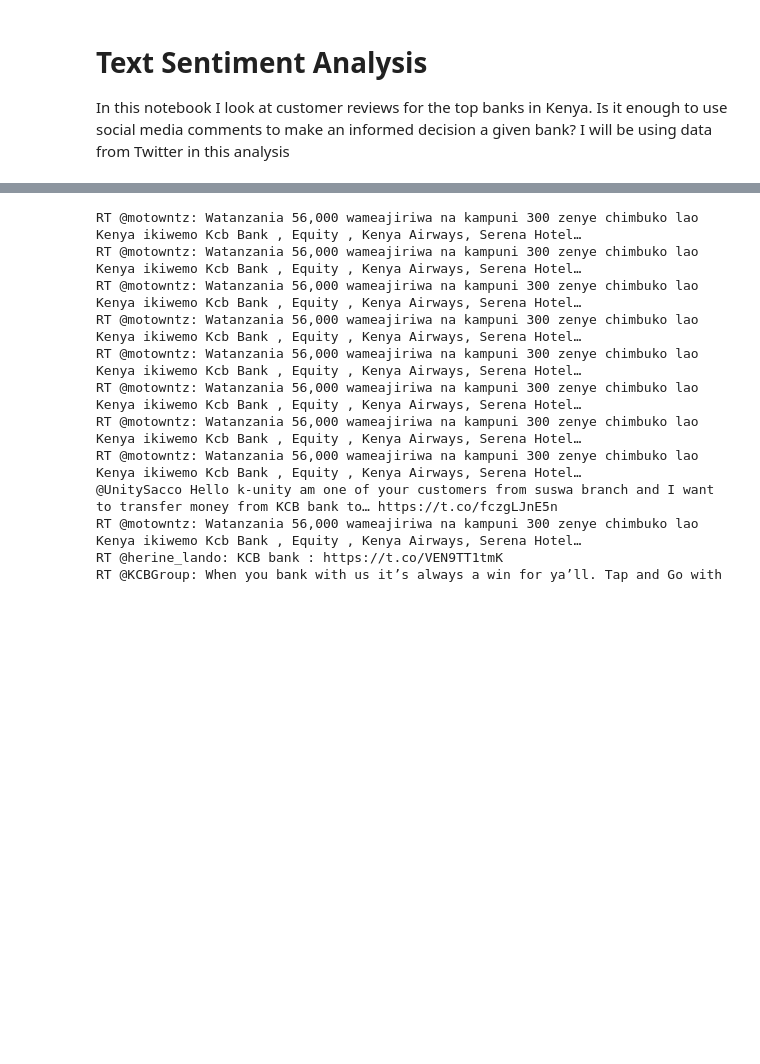
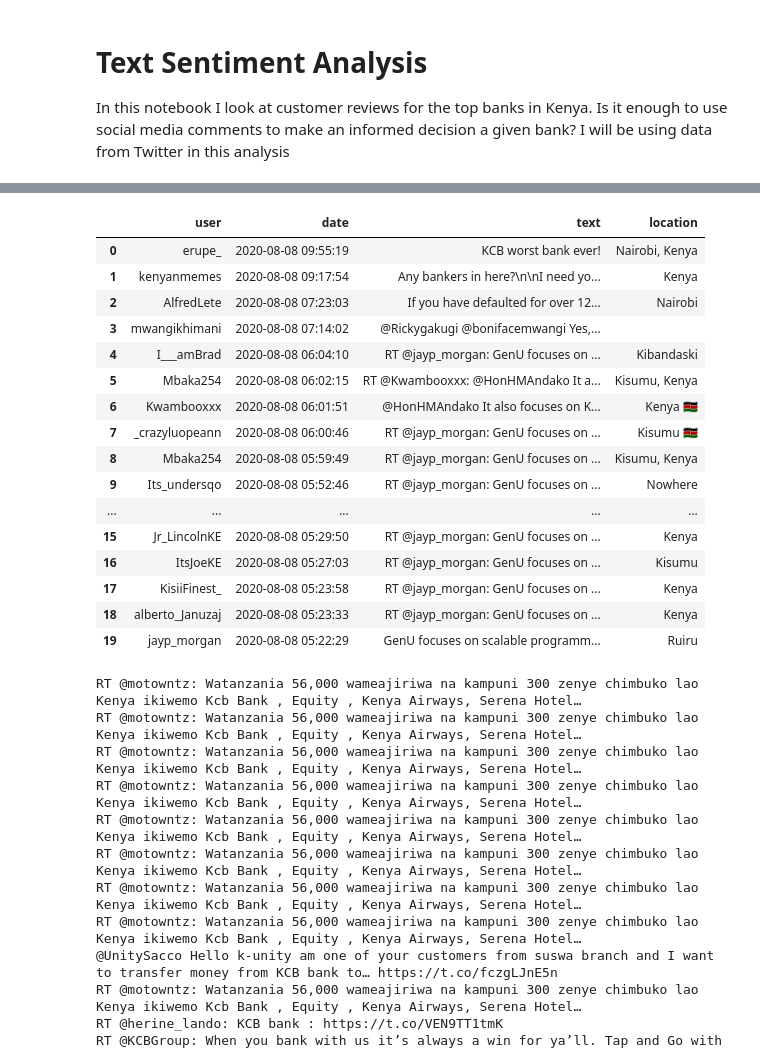
Before and after one commit to wkirui/Text-Sentiment-Analysis, a Jupyter notebook: Bank Customer Review Analysis.ipynb, the cells around one changed output, grey strips where cells are left out. Saved outputs shown, nothing was run; the diff lists cells and outputs as text; code cells hidden in the pictures; blank space fills up the shorter version.

```diff
--- a/Bank Customer Review Analysis.ipynb
+++ b/Bank Customer Review Analysis.ipynb
@@ -46,11 +51,10 @@ Thanks to the internet, gay teenagers are finding the means and the confidence t
-# %%
-# twitter_api.search('bank')
-# search banking tweets
-# banks_list = ["KCB Bank","Equity Bank","I&M Bank","Cooperative Bank","Family Bank",
-#               "DTB Bank","Barclays Bank","Standard Chartered Bank","National Bank","NIC Bank"]
-search_list  = ['KCB Bank']
-start_date = "2020-01-01"
-ke_banking_tweets = []
-for tweet in tweepy.Cursor(twitter_api.search,q=search_list,since=start_date).items(20):
-    ke_banking_tweets.append(tweet.text)
+# %%
+fName = "tweets.txt"
+fName1 = "tweets1.txt"
+simplified_result = twitter_api.search(q="Equity Bank",since=start_date)
+with open(fName1,'w') as f:
+    for tweet in simplified_result:
+        f.write(jsonpickle.encode(tweet._json,unpicklable=False)+"Equity Bank"+
+                '\n')
+    f.close()
 # %%
@@ -60,3 +189,36 @@ len(ke_banking_tweets)
+# %%
+# create dictionary for extracted data
+tweets_dict = {'user':[],'date':[],'text':[],'location':[]}
+
+# extract data and add to dictionary
+for tweet in ke_banking_tweets:
+    tweets_dict['user'].append(tweet.user.screen_name)
+    tweets_dict['date'].append(tweet.created_at)
+    tweets_dict['text'].append(tweet.text)
+    tweets_dict['location'].append(tweet.user.location)
+# tweets_dict
+# %%
+tweets_df = pd.DataFrame(tweets_dict)
+# %%
+tweets_df
+# %% [output]
+|  | user | date | text | location |
+| 0 | erupe_ | 2020-08-08 09:55:19 | KCB worst bank ever! | Nairobi, Kenya |
+| 1 | kenyanmemes | 2020-08-08 09:17:54 | Any bankers in here?\n\nI need yo... | Kenya |
+| 2 | AlfredLete | 2020-08-08 07:23:03 | If you have defaulted for over 12... | Nairobi |
+| 3 | mwangikhimani | 2020-08-08 07:14:02 | @Rickygakugi @bonifacemwangi Yes,... |  |
+| 4 | I___amBrad | 2020-08-08 06:04:10 | RT @jayp_morgan: GenU focuses on ... | Kibandaski |
+| 5 | Mbaka254 | 2020-08-08 06:02:15 | RT @Kwambooxxx: @HonHMAndako It a... | Kisumu, Kenya |
+| 6 | Kwambooxxx | 2020-08-08 06:01:51 | @HonHMAndako It also focuses on K... | Kenya 🇰🇪 |
+| 7 | _crazyluopeann | 2020-08-08 06:00:46 | RT @jayp_morgan: GenU focuses on ... | Kisumu 🇰🇪 |
+| 8 | Mbaka254 | 2020-08-08 05:59:49 | RT @jayp_morgan: GenU focuses on ... | Kisumu, Kenya |
+| 9 | Its_undersqo | 2020-08-08 05:52:46 | RT @jayp_morgan: GenU focuses on ... | Nowhere |
+| ... | ... | ... | ... | ... |
+| 15 | Jr_LincolnKE | 2020-08-08 05:29:50 | RT @jayp_morgan: GenU focuses on ... | Kenya |
+| 16 | ItsJoeKE | 2020-08-08 05:27:03 | RT @jayp_morgan: GenU focuses on ... | Kisumu |
+| 17 | KisiiFinest_ | 2020-08-08 05:23:58 | RT @jayp_morgan: GenU focuses on ... | Kenya |
+| 18 | alberto_Januzaj | 2020-08-08 05:23:33 | RT @jayp_morgan: GenU focuses on ... | Kenya |
+| 19 | jayp_morgan | 2020-08-08 05:22:29 | GenU focuses on scalable programm... | Ruiru |
 # %%
 for i in range(20):
     print(ke_banking_tweets[i])
```
Also changed, not shown: parts of 12 cells of this notebook.
